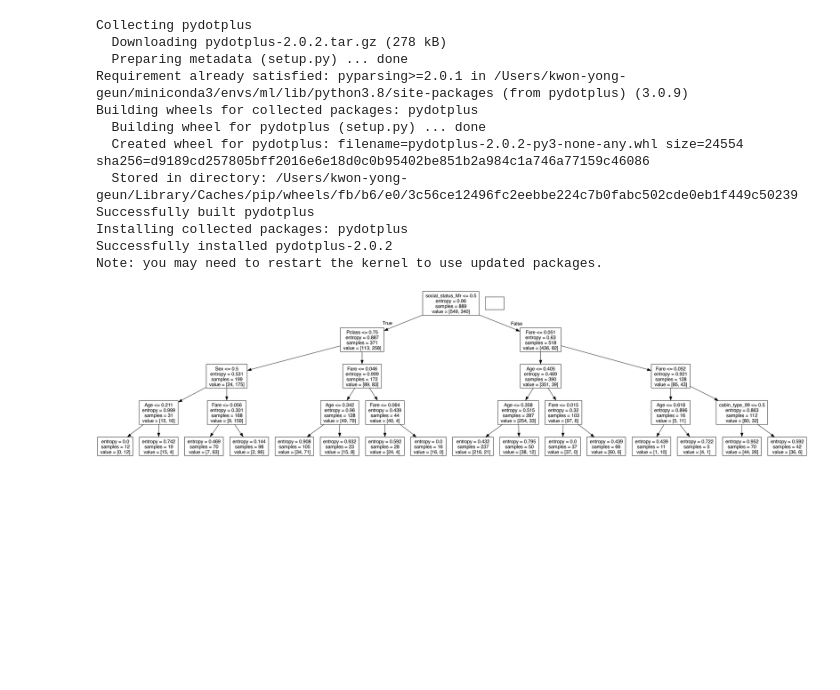
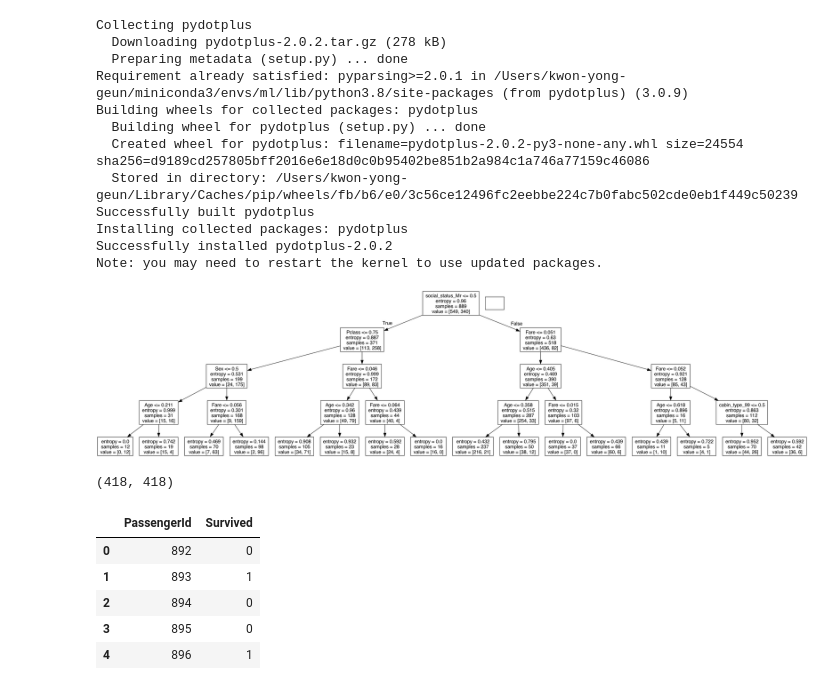
Before and after one commit to yonggeunkwon/TIL, a Jupyter notebook: machine_learning/chapter10_Decision_Tree/5_Decision_Tree_with_sklearn.ipynb, the cells around one changed output. Drawn from its saved outputs; the diff is of its cells as text; code cells hidden in the pictures; blank space fills up the shorter version.

Commit message:
TIL : Decision Tree with sklearn

```diff
--- a/machine_learning/chapter10_Decision_Tree/5_Decision_Tree_with_sklearn.ipynb
+++ b/machine_learning/chapter10_Decision_Tree/5_Decision_Tree_with_sklearn.ipynb
@@ -555,3 +555,23 @@ from IPython.core.display import Image
 Image(filename='titanic.png')
 # %% [output]
 [figure]
+# %%
+len(test_id), len(best_tree.predict(X_test))
+# %% [output]
+(418, 418)
+# %%
+test_id.dtype="int"
+# %%
+clf = estimator_results[0].best_estimator_
+
+result = np.concatenate( (test_id.reshape(-1,1),
+                 clf.predict(X_test).reshape(-1,1)  ) , axis=1)
+df_submssion =pd.DataFrame(result, columns=["PassengerId","Survived"],dtype=int)
+df_submssion.head()
+# %% [output]
+|  | PassengerId | Survived |
+| 0 | 892 | 0 |
+| 1 | 893 | 1 |
+| 2 | 894 | 0 |
+| 3 | 895 | 0 |
+| 4 | 896 | 1 |
```
Also changed, not shown: parts of 1 cell of this notebook.
